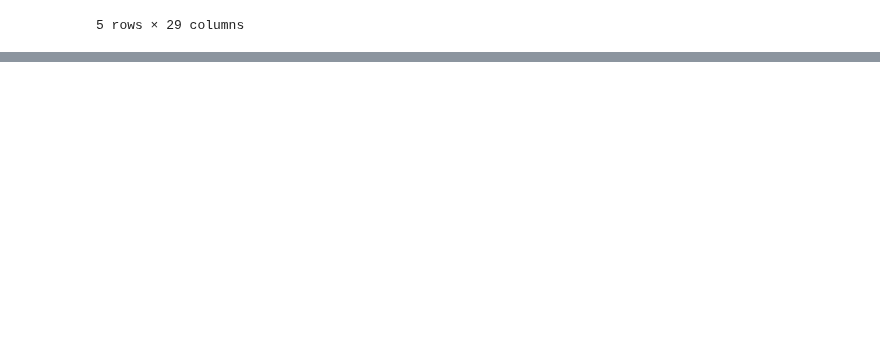
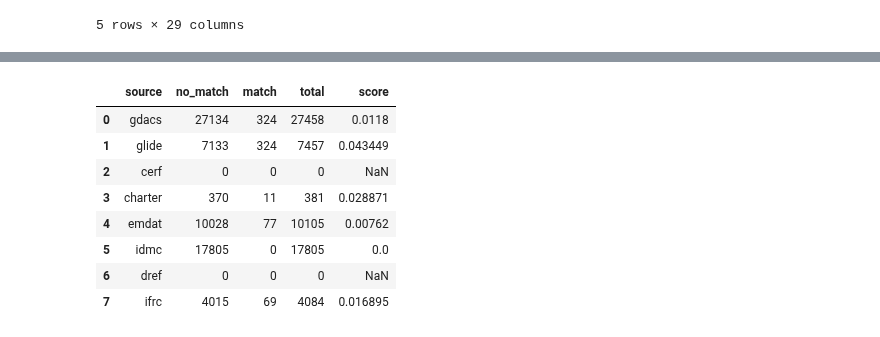
Before and after one commit to mapaction/disaster-impact, a Jupyter notebook: notebooks/new_sandbox.ipynb, the cells around one changed output, grey strips where cells are left out. Drawn from its saved outputs; the diff is of its cells as text; code cells hidden in the pictures; blank space fills up the shorter version.

```diff
--- a/notebooks/new_sandbox.ipynb
+++ b/notebooks/new_sandbox.ipynb
@@ -114,0 +166,33 @@ display(analysis_df.head())
+# %%
+source_list = ['gdacs','glide','cerf','charter','emdat','idmc','dref','ifrc']
+no_match_list = []
+match_list = []
+
+for source in source_list:
+    single_source_mask = (analysis_df[source]) & (analysis_df['nb_sources'] == 1)
+    multi_source_mask  = (analysis_df[source]) & (analysis_df['nb_sources'] > 1)
+
+    x = single_source_mask.sum()  # number of rows that belong ONLY to this source
+    y = multi_source_mask.sum()   # number of rows that belong to this and at least 1 more source
+
+    no_match_list.append(x)
+    match_list.append(y)
+
+plot_df = pd.DataFrame()
+plot_df['source'] = source_list
+plot_df['no_match'] = no_match_list
+plot_df['match'] = match_list
+plot_df['total'] = plot_df['no_match'] + plot_df['match']
+plot_df['score'] = plot_df['match'] / plot_df['total'].replace(0, None)
+
+display(plot_df)
+# %% [output]
+|  | source | no_match | match | total | score |
+| 0 | gdacs | 27134 | 324 | 27458 | 0.0118 |
+| 1 | glide | 7133 | 324 | 7457 | 0.043449 |
+| 2 | cerf | 0 | 0 | 0 | NaN |
+| 3 | charter | 370 | 11 | 381 | 0.028871 |
+| 4 | emdat | 10028 | 77 | 10105 | 0.00762 |
+| 5 | idmc | 17805 | 0 | 17805 | 0.0 |
+| 6 | dref | 0 | 0 | 0 | NaN |
+| 7 | ifrc | 4015 | 69 | 4084 | 0.016895 |
```
Also changed, not shown: parts of 2 cells of this notebook.
